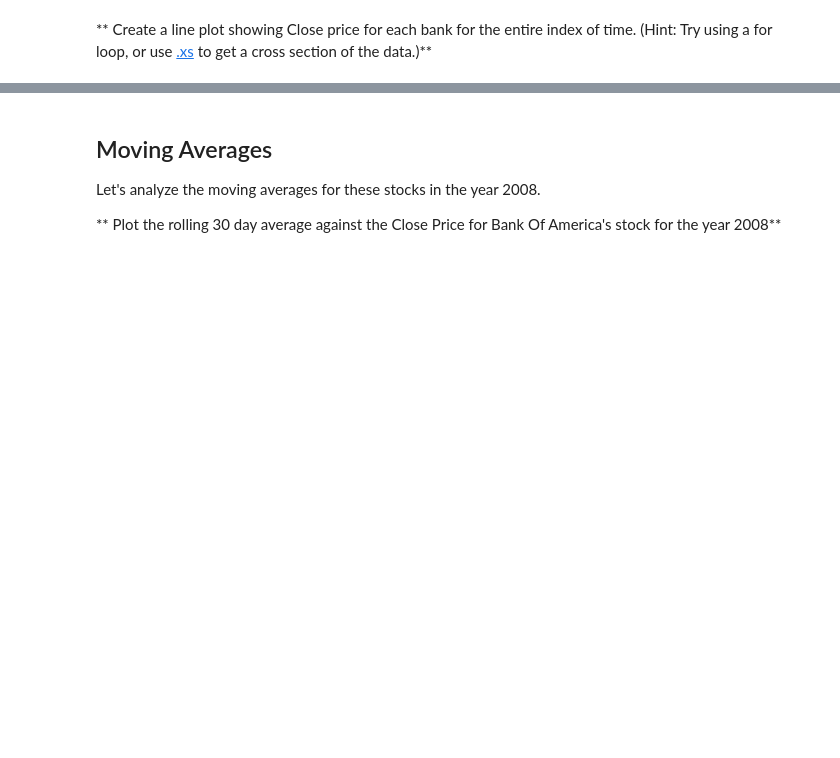
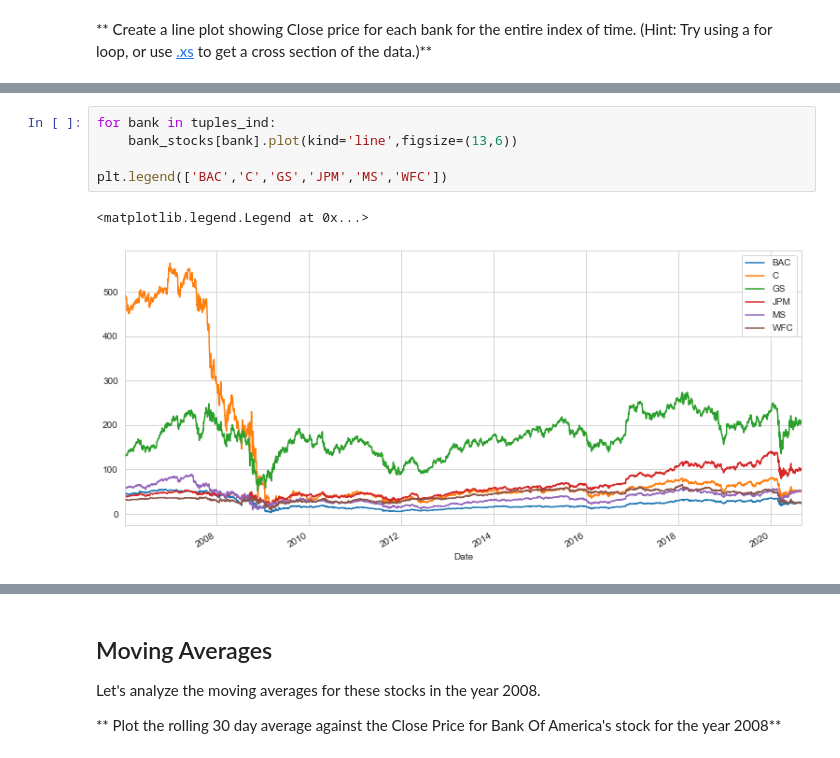
Before and after one commit to MastaMinds/Python_for_Data_Science_and_Machine_Learning, a Jupyter notebook: 10-Data-Capstone-Projects/03-Finance Project.ipynb, the cells around one changed output, grey strips where cells are left out. Drawn from its saved outputs; the diff is of its cells as text; blank space fills up the shorter version.

```diff
--- a/10-Data-Capstone-Projects/03-Finance Project.ipynb
+++ b/10-Data-Capstone-Projects/03-Finance Project.ipynb
@@ -247,0 +259,8 @@ cf.go_offline()
+# %%
+for bank in tuples_ind:
+    bank_stocks[bank].plot(kind='line',figsize=(13,6))
+
+plt.legend(['BAC','C','GS','JPM','MS','WFC'])
+# %% [output]
+<matplotlib.legend.Legend at 0x...>
+[figure, added]
```
Also changed, not shown: parts of 36 cells of this notebook, 1 other file.
